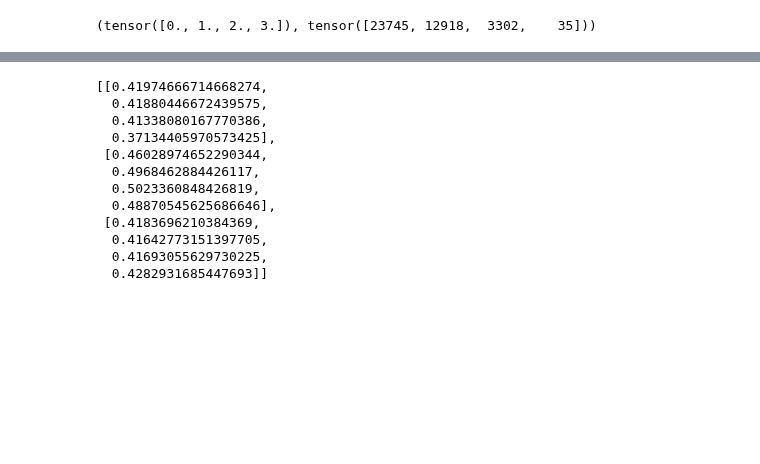
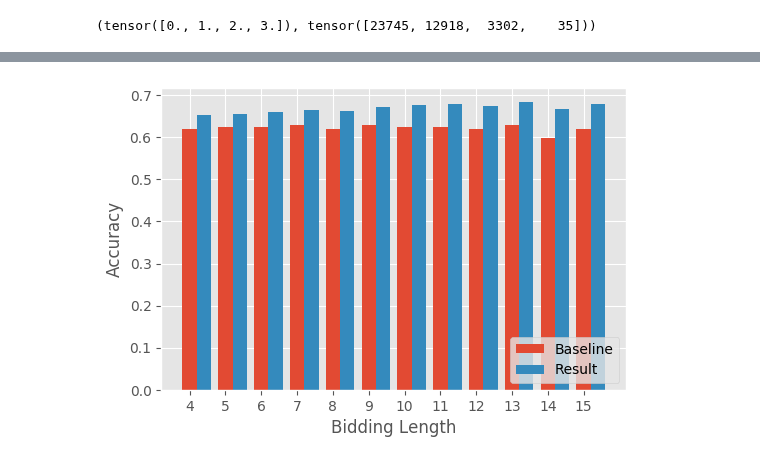
Before and after one commit to JackywithaWhiteDog/Bridge-AI-with-Bidding-Information, a Jupyter notebook: notebooks/test_rnn.ipynb, the cells around one changed output, grey strips where cells are left out. Cells and saved outputs as stored; diff of their text form; code cells hidden in the pictures; blank space fills up the shorter version.

```diff
--- a/notebooks/test_rnn.ipynb
+++ b/notebooks/test_rnn.ipynb
@@ -155,25 +181,23 @@ tensor([[0.3750, 0.3636, 0.2500,  ..., 0.5714, 0.6364, 0.5000],
+# %%
+width = .4
+# max_cnt = 10
+plt.figure(dpi=100)
+for i, acc in enumerate(len_acc):
+    plt.bar(lengths + width*i, acc, width=width)
+plt.xticks(lengths, [int(l) for l in lengths])
+plt.legend(['Baseline', 'Result'], loc='lower right')
+plt.xlabel('Bidding Length')
+plt.ylabel('Accuracy')
+plt.show()
+# %% [output]
+[figure, added]
 # %%
-suit_matches = [
-    ((torch.stack((torch.stack((null_results == targets).split(52, dim=1)).sum(dim=0) == 4).split(13, dim=1)) & card_unknown).sum(dim=2) / card_unknown.sum(dim=2)).flatten(),
-    ((torch.stack((torch.stack((hinted_results == targets).split(52, dim=1)).sum(dim=0) == 4).split(13, dim=1)) & card_unknown).sum(dim=2) / card_unknown.sum(dim=2)).flatten(),
-    ((torch.stack((torch.stack((random_results == targets).split(52, dim=1)).sum(dim=0) == 4).split(13, dim=1)) & card_unknown).sum(dim=2) / card_unknown.sum(dim=2)).flatten(),
-]
-suit_acc = [[] for _ in range(len(suit_matches))]
-for i, suit_match in enumerate(suit_matches):
-    for call in calls:
-        suit_acc[i].append(suit_match[call_cnt==call].nanmean().item())
-suit_acc
+player_suit_cnt = torch.stack(torch.stack(targets.split(52, dim=1), dim=1).split(13, dim=2), dim=2).sum(dim=3)
+unknown_player_suit = torch.stack(torch.stack((hints == 0).split(52, dim=1), dim=1).any(dim=2).repeat(1, 4).split(4, dim=1), dim=2)
+
+suit_cnt_mse = [[] for i in range(2)]
+for i, r in enumerate([random_results, hinted_results]):
+    pred_player_suit_cnt = torch.stack(torch.stack(r.split(52, dim=1), dim=1).split(13, dim=2), dim=2).sum(dim=3)
+    for cnt in range(0, 13+1):
+        suit_cnt_mse[i].append(((player_suit_cnt[player_suit_cnt==cnt] - pred_player_suit_cnt[player_suit_cnt==cnt])[unknown_player_suit[player_suit_cnt==cnt]] ** 2).nanmean().item())
-# %% [output]
-[[0.41974666714668274,
-  0.41880446672439575,
-  0.41338080167770386,
-  0.37134405970573425],
- [0.46028974652290344,
-  0.4968462884426117,
-  0.5023360848426819,
-  0.48870545625686646],
- [0.4183696210384369,
-  0.41642773151397705,
-  0.41693055629730225,
-  0.4282931685447693]]
 # %%
```
Also changed, not shown: parts of 18 cells of this notebook, 2 other files.
